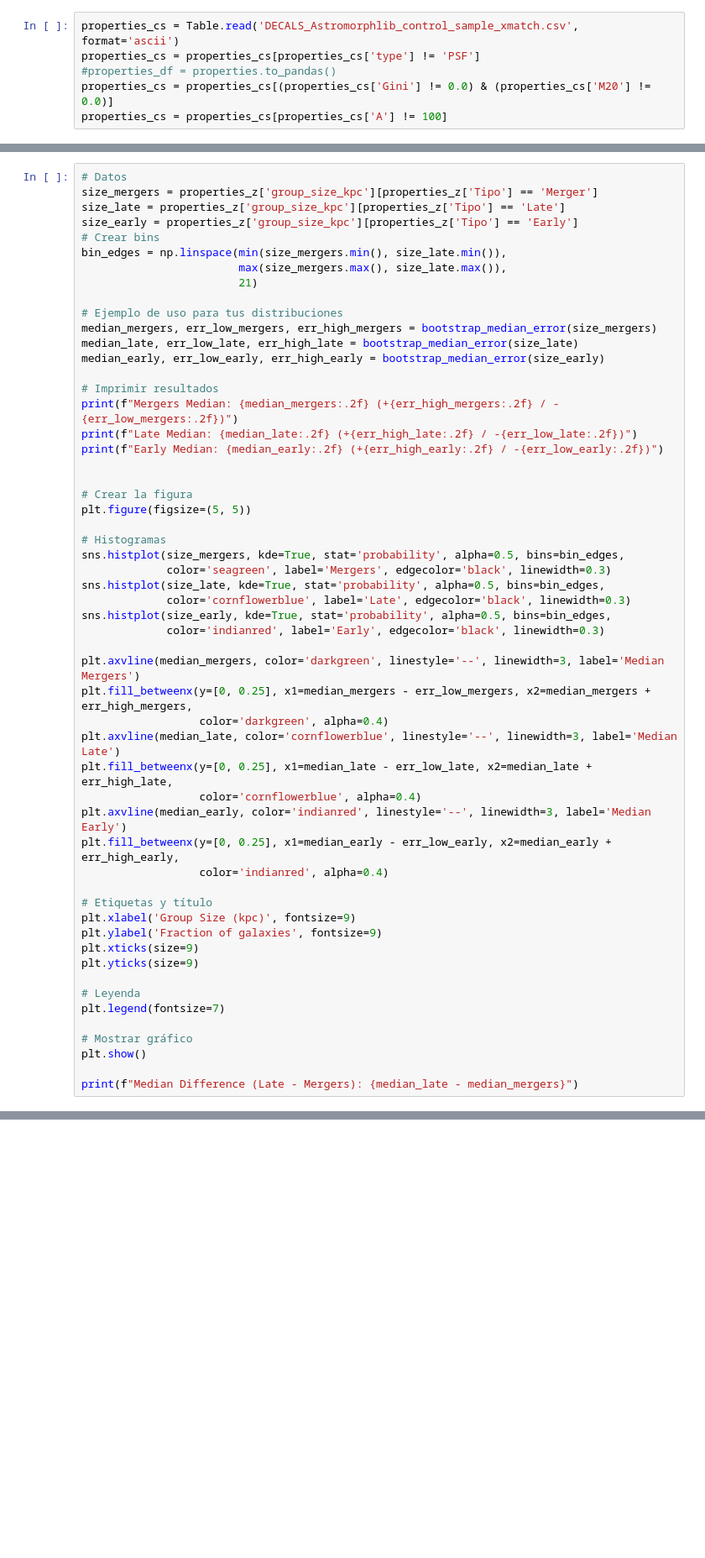
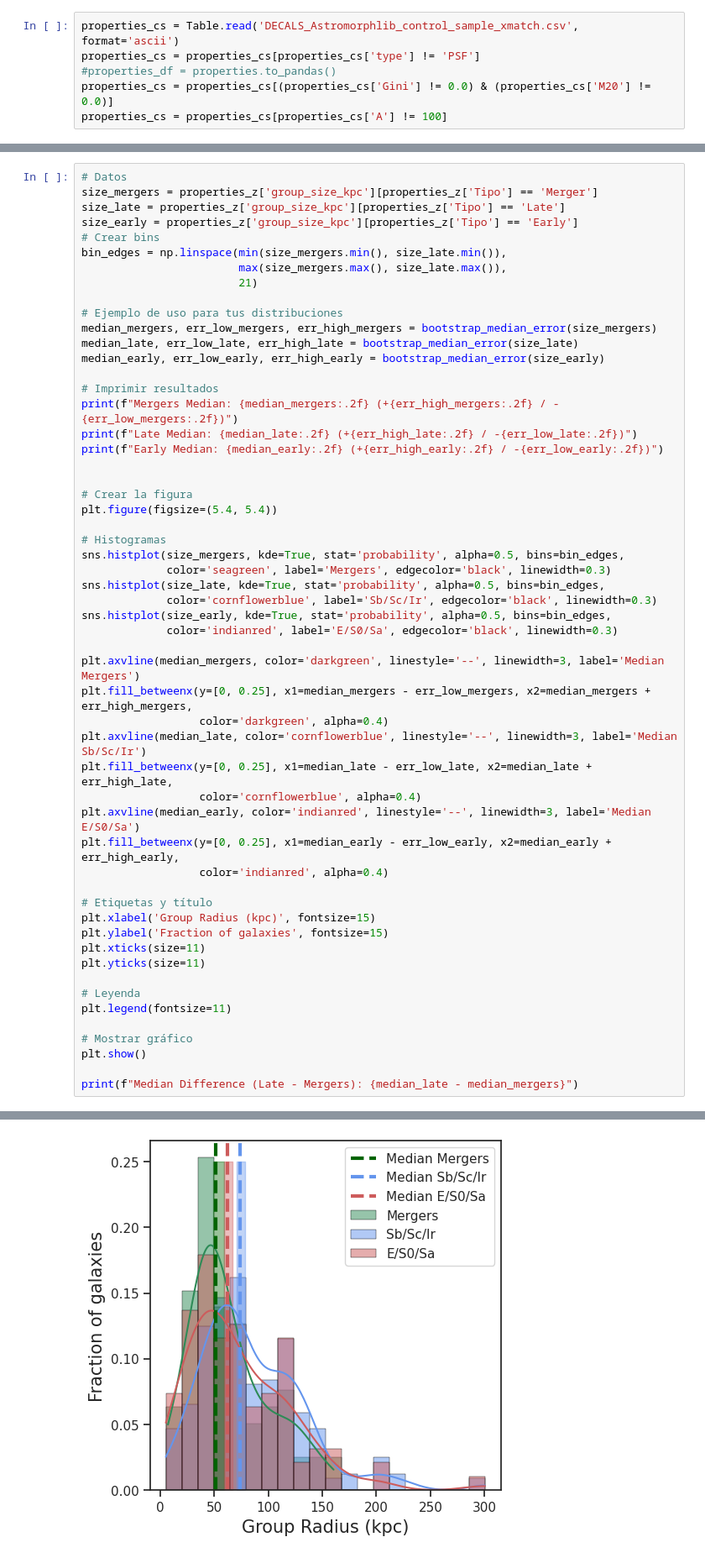
Before and after one commit to Siortiz/Astromorphlib-SFCGs, a Jupyter notebook: Astromorphlib_SFCGs.ipynb, the cells around one changed output, grey strips where cells are left out. Shown at 84% size. Saved outputs shown, nothing was run; the diff lists cells and outputs as text; blank space fills up the shorter version.

```diff
--- a/Astromorphlib_SFCGs.ipynb
+++ b/Astromorphlib_SFCGs.ipynb
@@ -479,36 +557,37 @@ print(f"Early Median: {median_early:.2f} (+{err_high_early:.2f} / -{err_low_earl
 
 
 # Crear la figura
-plt.figure(figsize=(5, 5))
+plt.figure(figsize=(5.4, 5.4))
 
 # Histogramas
 sns.histplot(size_mergers, kde=True, stat='probability', alpha=0.5, bins=bin_edges,
              color='seagreen', label='Mergers', edgecolor='black', linewidth=0.3)
 sns.histplot(size_late, kde=True, stat='probability', alpha=0.5, bins=bin_edges,
-             color='cornflowerblue', label='Late', edgecolor='black', linewidth=0.3)
+             color='cornflowerblue', label='Sb/Sc/Ir', edgecolor='black', linewidth=0.3)
 sns.histplot(size_early, kde=True, stat='probability', alpha=0.5, bins=bin_edges,
-             color='indianred', label='Early', edgecolor='black', linewidth=0.3)
+             color='indianred', label='E/S0/Sa', edgecolor='black', linewidth=0.3)
 
 plt.axvline(median_mergers, color='darkgreen', linestyle='--', linewidth=3, label='Median Mergers')
 plt.fill_betweenx(y=[0, 0.25], x1=median_mergers - err_low_mergers, x2=median_mergers + err_high_mergers,
                   color='darkgreen', alpha=0.4)
-plt.axvline(median_late, color='cornflowerblue', linestyle='--', linewidth=3, label='Median Late')
+plt.axvline(median_late, color='cornflowerblue', linestyle='--', linewidth=3, label='Median Sb/Sc/Ir')
 plt.fill_betweenx(y=[0, 0.25], x1=median_late - err_low_late, x2=median_late + err_high_late,
                   color='cornflowerblue', alpha=0.4)
-plt.axvline(median_early, color='indianred', linestyle='--', linewidth=3, label='Median Early')
+plt.axvline(median_early, color='indianred', linestyle='--', linewidth=3, label='Median E/S0/Sa')
 plt.fill_betweenx(y=[0, 0.25], x1=median_early - err_low_early, x2=median_early + err_high_early,
                   color='indianred', alpha=0.4)
 
 # Etiquetas y título
-plt.xlabel('Group Size (kpc)', fontsize=9)
-plt.ylabel('Fraction of galaxies', fontsize=9)
-plt.xticks(size=9)
-plt.yticks(size=9)
+plt.xlabel('Group Radius (kpc)', fontsize=15)
+plt.ylabel('Fraction of galaxies', fontsize=15)
+plt.xticks(size=11)
+plt.yticks(size=11)
 
 # Leyenda
-plt.legend(fontsize=7)
+plt.legend(fontsize=11)
 
 # Mostrar gráfico
 plt.show()
 
 print(f"Median Difference (Late - Mergers): {median_late - median_mergers}")
+# %% [output]
@@ -514,0 +597 @@ print(f"Median Difference (Late - Mergers): {median_late - median_mergers}")
+[figure, added]
```
Also changed, not shown: parts of 37 cells of this notebook, 1 other file.
